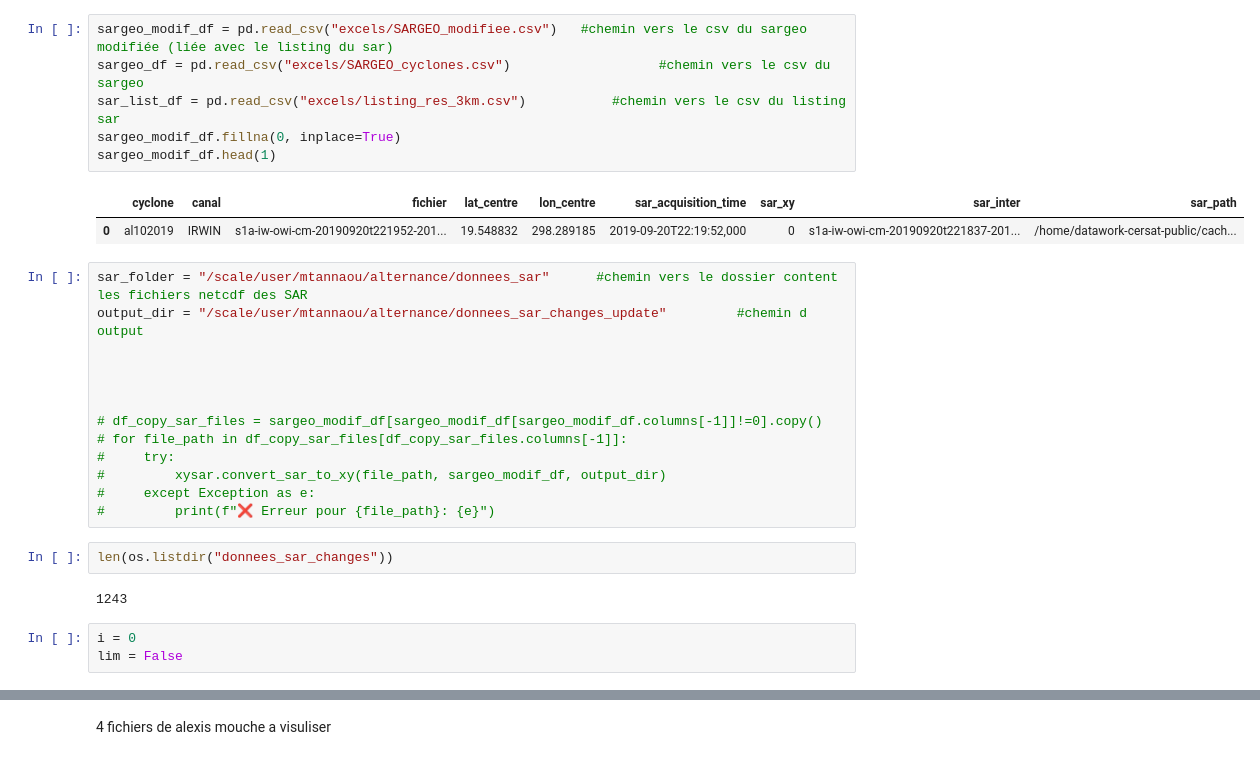
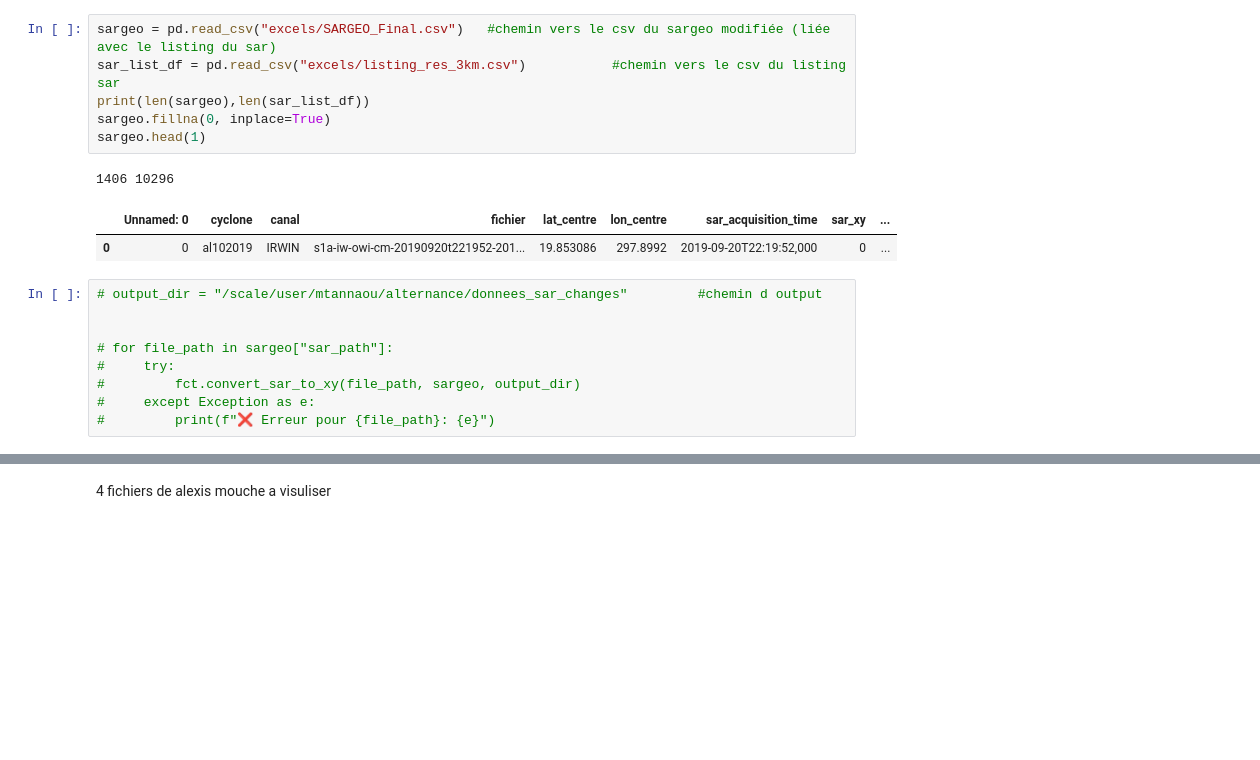
Before and after one commit to medtannaoui/ifremer_multimodality, a Jupyter notebook: changement_de_coordonnées.ipynb, the cells around one changed output, grey strips where cells are left out. Drawn from its saved outputs; the diff is of its cells as text; blank space fills up the shorter version.

```diff
--- a/changement_de_coordonnées.ipynb
+++ b/changement_de_coordonnées.ipynb
@@ -9,29 +19,19 @@ import xarray as xr
 # %%
-sargeo_modif_df = pd.read_csv("excels/SARGEO_modifiee.csv")   #chemin vers le csv du sargeo modifiée (liée avec le listing du sar)
-sargeo_df = pd.read_csv("excels/SARGEO_cyclones.csv")                   #chemin vers le csv du sargeo
+sargeo = pd.read_csv("excels/SARGEO_Final.csv")   #chemin vers le csv du sargeo modifiée (liée avec le listing du sar)
 sar_list_df = pd.read_csv("excels/listing_res_3km.csv")           #chemin vers le csv du listing sar
-sargeo_modif_df.fillna(0, inplace=True)
-sargeo_modif_df.head(1)
+print(len(sargeo),len(sar_list_df))
+sargeo.fillna(0, inplace=True)
+sargeo.head(1)
 # %% [output]
+1406 10296
-|  | cyclone | canal | fichier | lat_centre | lon_centre | sar_acquisition_time | sar_xy | sar_inter | sar_path |
-| 0 | al102019 | IRWIN | s1a-iw-owi-cm-20190920t221952-201... | 19.548832 | 298.289185 | 2019-09-20T22:19:52,000 | 0 | s1a-iw-owi-cm-20190920t221837-201... | /home/datawork-cersat-public/cach... |
+|  | Unnamed: 0 | cyclone | canal | fichier | lat_centre | lon_centre | sar_acquisition_time | sar_xy | ... |
+| 0 | 0 | al102019 | IRWIN | s1a-iw-owi-cm-20190920t221952-201... | 19.853086 | 297.8992 | 2019-09-20T22:19:52,000 | 0 | ... |
 # %%
-sar_folder = "/scale/user/mtannaou/alternance/donnees_sar"      #chemin vers le dossier content les fichiers netcdf des SAR
-output_dir = "/scale/user/mtannaou/alternance/donnees_sar_changes_update"         #chemin d output
+# output_dir = "/scale/user/mtannaou/alternance/donnees_sar_changes"         #chemin d output
 
 
-
-
-# df_copy_sar_files = sargeo_modif_df[sargeo_modif_df[sargeo_modif_df.columns[-1]]!=0].copy()
-# for file_path in df_copy_sar_files[df_copy_sar_files.columns[-1]]:
+# for file_path in sargeo["sar_path"]:
 #     try:
-#         xysar.convert_sar_to_xy(file_path, sargeo_modif_df, output_dir)
+#         fct.convert_sar_to_xy(file_path, sargeo, output_dir)
 #     except Exception as e:
 #         print(f"❌ Erreur pour {file_path}: {e}")
-# %%
-len(os.listdir("donnees_sar_changes"))
-# %% [output]
-1243
-# %%
-i = 0
-lim = False
```
Also changed, not shown: parts of 14 cells of this notebook.
